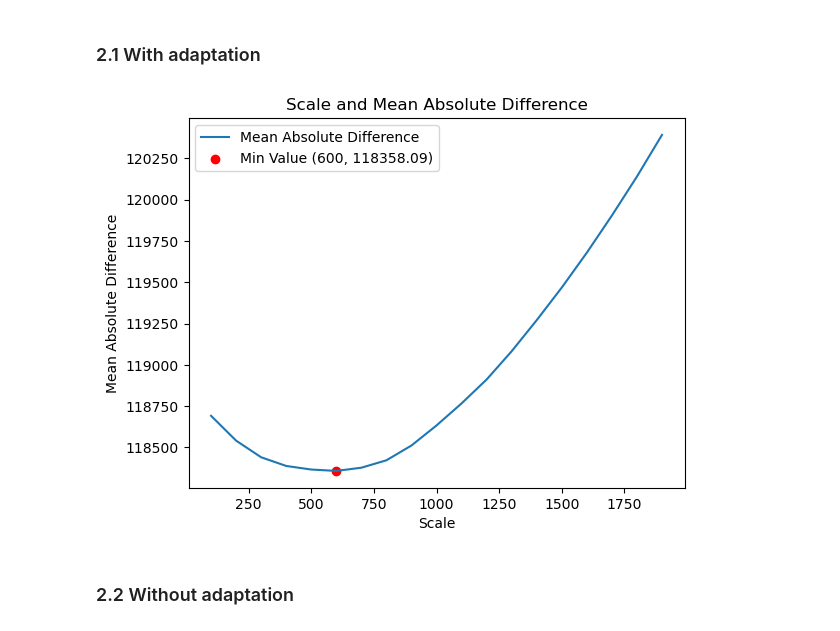
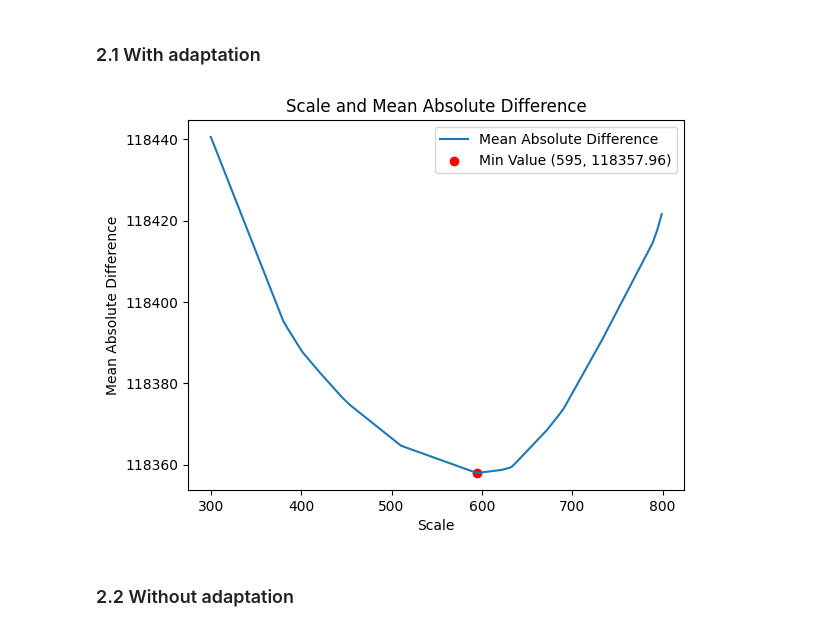
Before and after one commit to VietAnhNguyen20/M2_DyncKnow_TP4, a Jupyter notebook: notebook.ipynb, the cells around one changed output. Cells and saved outputs as stored; diff of their text form; code cells hidden in the pictures.

Commit message:
Run in larger scale

```diff
--- a/notebook.ipynb
+++ b/notebook.ipynb
@@ -320,35 +320,35 @@ find_community(sample, communities_dict, neighborhood_mini=3)
 # %% [markdown]
 ### 2.1 With adaptation
 # %%
-list_scales = [x*100 for x in range (1,20)]
+list_scales = [x for x in range (300,800)]
 list_losses = []
 
 count = 0
 # 5000 is the best
 for scale in tqdm(list_scales):
     scale_loss = []
     for index, row in evaluation.iterrows():
         sample = row
         nearest_neighbor = find_k_neighbors(sample,communities_dict, k = 1)
         predicted_price = adapt_price_from_dissimilarities(sample, nearest_neighbor, weight_dict, scale = scale)
         actual_price = sample["price"]
 
 
         scale_loss.append(abs(actual_price - predicted_price))
     list_losses.append(np.mean(scale_loss))
 
 
 plt.plot(list_scales, list_losses, label='Mean Absolute Difference')
 plt.xlabel('Scale')
 plt.ylabel('Mean Absolute Difference')
 plt.title('Scale and Mean Absolute Difference')
 min_value = np.min(list_losses)
 min_scale = list_scales[np.argmin(list_losses)]
 plt.scatter(min_scale, min_value, color='red', label=f'Min Value ({min_scale}, {min_value:.2f})')
 plt.legend()
 plt.show()
 # %% [output]
-[figure, old version]
+[figure, new version]
 # %% [markdown]
 ### 2.2 Without adaptation
 # %%
```
Also changed, not shown: parts of 2 cells of this notebook.
